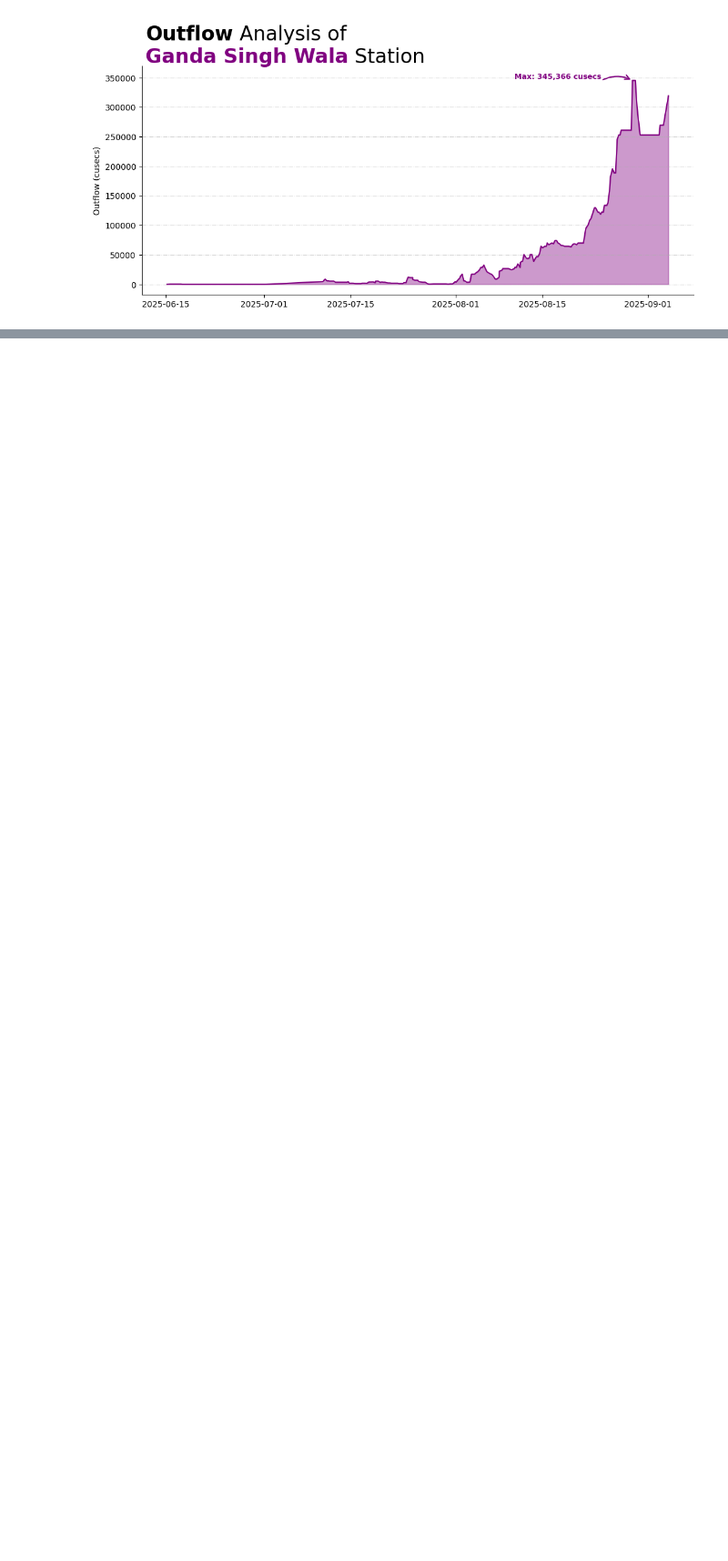
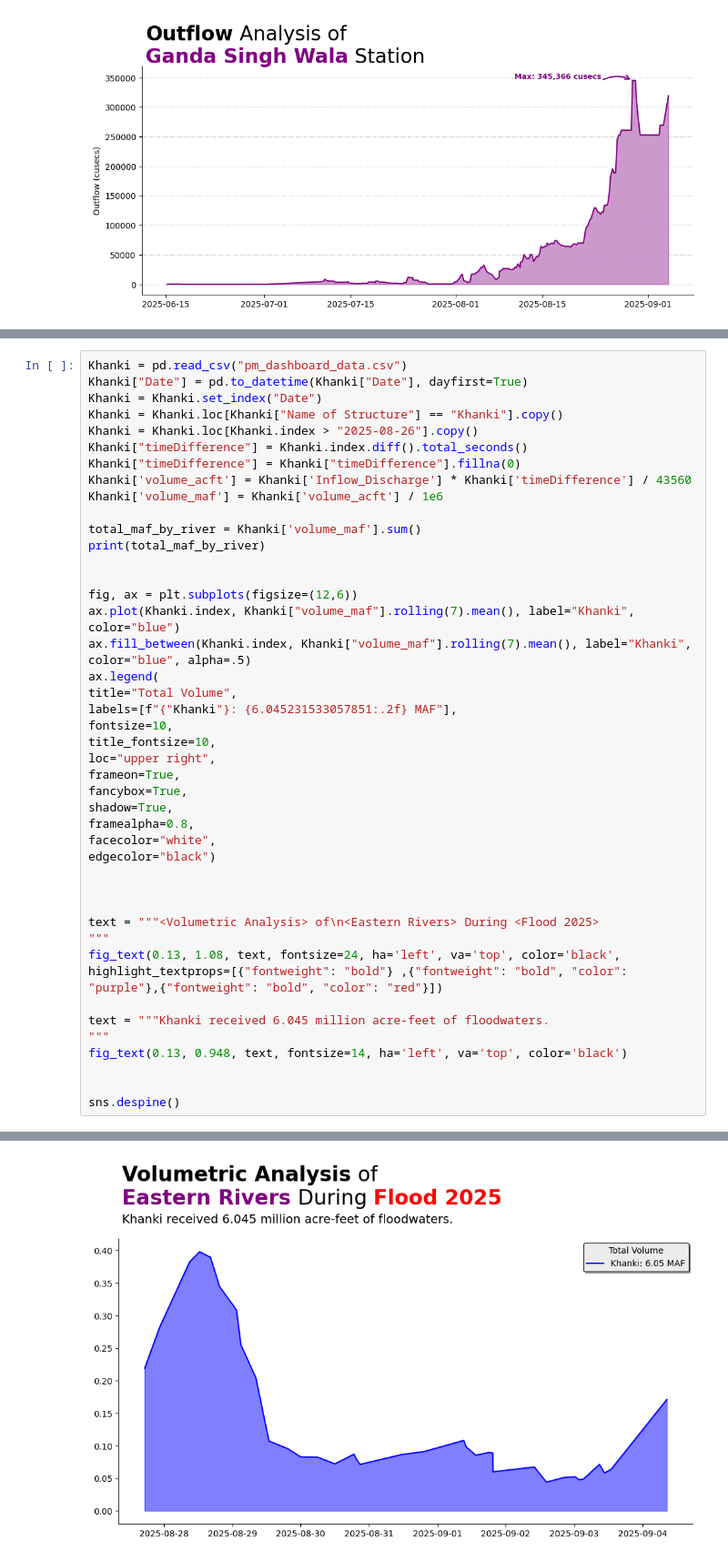
Before and after one commit to imtiazNDMA/floodRouting, a Jupyter notebook: easternSide.ipynb, the cells around one changed output, grey strips where cells are left out. Shown at 91% size. Cells and saved outputs as stored; diff of their text form; blank space fills up the shorter version.

```diff
--- a/easternSide.ipynb
+++ b/easternSide.ipynb
@@ -365,0 +366,44 @@ fig.savefig("outFlowAnalysisOfGSWala.png", dpi=600, bbox_inches='tight')
+# %%
+Khanki = pd.read_csv("pm_dashboard_data.csv")
+Khanki["Date"] = pd.to_datetime(Khanki["Date"], dayfirst=True)
+Khanki = Khanki.set_index("Date")
+Khanki = Khanki.loc[Khanki["Name of Structure"] == "Khanki"].copy()
+Khanki = Khanki.loc[Khanki.index > "2025-08-26"].copy()
+Khanki["timeDifference"] = Khanki.index.diff().total_seconds()
+Khanki["timeDifference"] = Khanki["timeDifference"].fillna(0)
+Khanki['volume_acft'] = Khanki['Inflow_Discharge'] * Khanki['timeDifference'] / 43560
+Khanki['volume_maf'] = Khanki['volume_acft'] / 1e6
+
+total_maf_by_river = Khanki['volume_maf'].sum()
+print(total_maf_by_river)
+
+
+fig, ax = plt.subplots(figsize=(12,6))
+ax.plot(Khanki.index, Khanki["volume_maf"].rolling(7).mean(), label="Khanki", color="blue")
+ax.fill_between(Khanki.index, Khanki["volume_maf"].rolling(7).mean(), label="Khanki", color="blue", alpha=.5)
+ax.legend(
+title="Total Volume",
+labels=[f"{"Khanki"}: {6.045231533057851:.2f} MAF"],
+fontsize=10,
+title_fontsize=10,
+loc="upper right",
+frameon=True,
+fancybox=True,
+shadow=True,
+framealpha=0.8,
+facecolor="white",
+edgecolor="black")
+
+
+
+text = """<Volumetric Analysis> of\n<Eastern Rivers> During <Flood 2025>
+"""
+fig_text(0.13, 1.08, text, fontsize=24, ha='left', va='top', color='black', highlight_textprops=[{"fontweight": "bold"} ,{"fontweight": "bold", "color": "purple"},{"fontweight": "bold", "color": "red"}])
+
+text = """Khanki received 6.045 million acre-feet of floodwaters.
+"""
+fig_text(0.13, 0.948, text, fontsize=14, ha='left', va='top', color='black')
+
+
+sns.despine()
+# %% [output]
@@ -365,0 +411 @@ fig.savefig("outFlowAnalysisOfGSWala.png", dpi=600, bbox_inches='tight')
+[figure, added]
```
Also changed, not shown: parts of 16 cells of this notebook, 5 other files.
